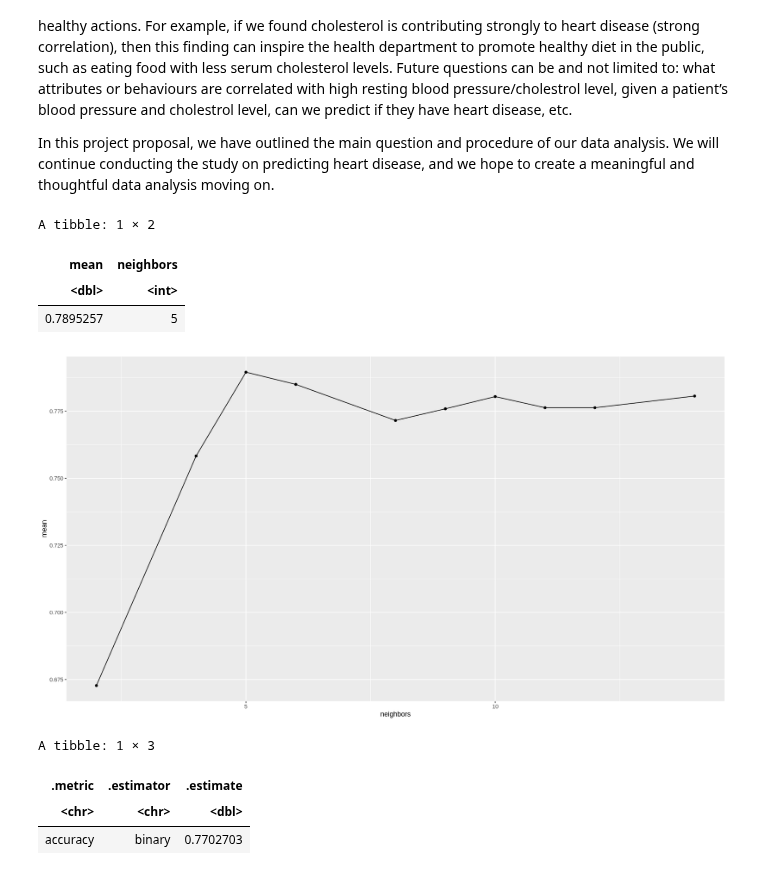
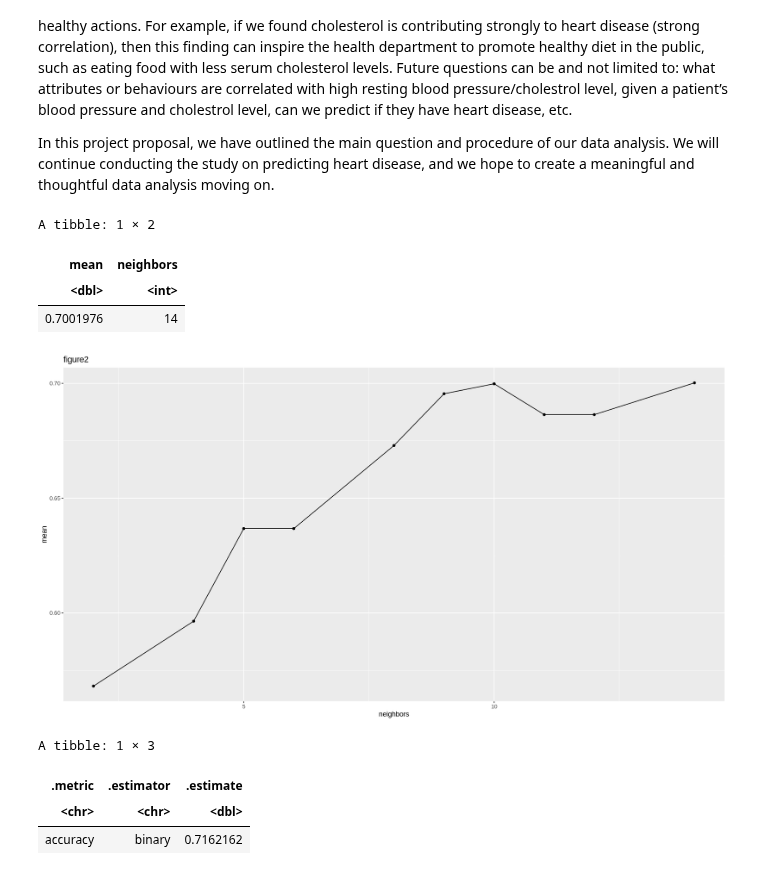
Before and after one commit to wiliwangka/Heart-Disease-Classification-with-R, a Jupyter notebook: ds_project_proposal.ipynb, the cells around one changed output. Drawn from its saved outputs; the diff is of its cells as text; code cells hidden in the pictures.

```diff
--- a/ds_project_proposal.ipynb
+++ b/ds_project_proposal.ipynb
@@ -57,13 +71,14 @@ As mentioned in the description of the data set , the blood vessel narrowing lev
 set.seed(2022)
 #Cleaning and wrangling
 #turn 1 2 3 4 into 1
-cleveland_data_clean = mutate(cleveland_data, num = ifelse(num >= 1 , 2, 1))%>%
+cleveland_data_clean = mutate(cleveland_data, num = ifelse(num >= 1 , 1, 0) )%>%
 #remove row with missing value
  filter_all( all_vars(!(.  %in% c('?'))))%>%
 
 
 # change num into a factor and change chracter data type into numeric data type for later analysis
-mutate(num= as_factor(num), thal= as.double(thal), ca= as.double(ca) )
+mutate(num= as_factor(num), thal= as.double(thal), ca= as.double(ca))
+
 
 cleveland_data_clean
 # %% [output]
@@ -164,49 +179,50 @@ set.seed(2022)
 
 
 
-vrecipe <- recipe(num~ cp + thal + thalach, data = cleveland_training)%>%
+vrecipe <- recipe(num~ age + thalach , data = cleveland_training)%>%
   step_scale(all_numeric()) %>%
     step_center(all_numeric())
 
 vfold <- vfold_cv( cleveland_training, v = 10, strata = num)
 knn_tune= nearest_neighbor(weight_func = "rectangular", neighbors = tune() )%>%
     set_engine("kknn")%>%
     set_mode("classification")
 knn_results <- workflow() %>%
        add_recipe(vrecipe) %>%
        add_model(knn_tune) %>%
        tune_grid(resamples = vfold, grid = 10) %>%
        collect_metrics()
 
 accuracies <- knn_results %>%
         filter(.metric == "accuracy")
 
 cross_val_plot <- ggplot(accuracies, aes(x = neighbors, y = mean))+
        geom_point() +
-       geom_line()
+       geom_line() +
+       ggtitle("figure2")
 
 cross_val_plot
 #determine the neighbor number
 accuracies%>%
 arrange(neighbors)%>%
 select(mean, neighbors)%>%
 arrange(desc(mean))%>%
 slice(1)
 # %% [output]
 A tibble: 1 × 2
 | mean | neighbors |
 | <dbl> | <int> |
-| 0.7895257 | 5 |
+| 0.7001976 | 14 |
-[figure, old version]
+[figure, new version]
 # %%
 set.seed(2022)
 
-cleveland_recipe <- recipe(num ~cp + thal + thalach , data = cleveland_training)%>%
+cleveland_recipe <- recipe(num ~age  + thalach , data = cleveland_training)%>%
   step_scale(all_predictors()) %>%
     step_center(all_predictors())
 
 
-mnist_spec <- nearest_neighbor(weight_func = "rectangular", neighbors =5) %>%
+mnist_spec <- nearest_neighbor(weight_func = "rectangular", neighbors =14) %>%
     set_engine("kknn") %>%
     set_mode("classification")
 
@@ -226,4 +242,4 @@ mnist_metrics
 A tibble: 1 × 3
 | .metric | .estimator | .estimate |
 | <chr> | <chr> | <dbl> |
-| accuracy | binary | 0.7702703 |
+| accuracy | binary | 0.7162162 |
```
Also changed, not shown: parts of 2 cells of this notebook.
